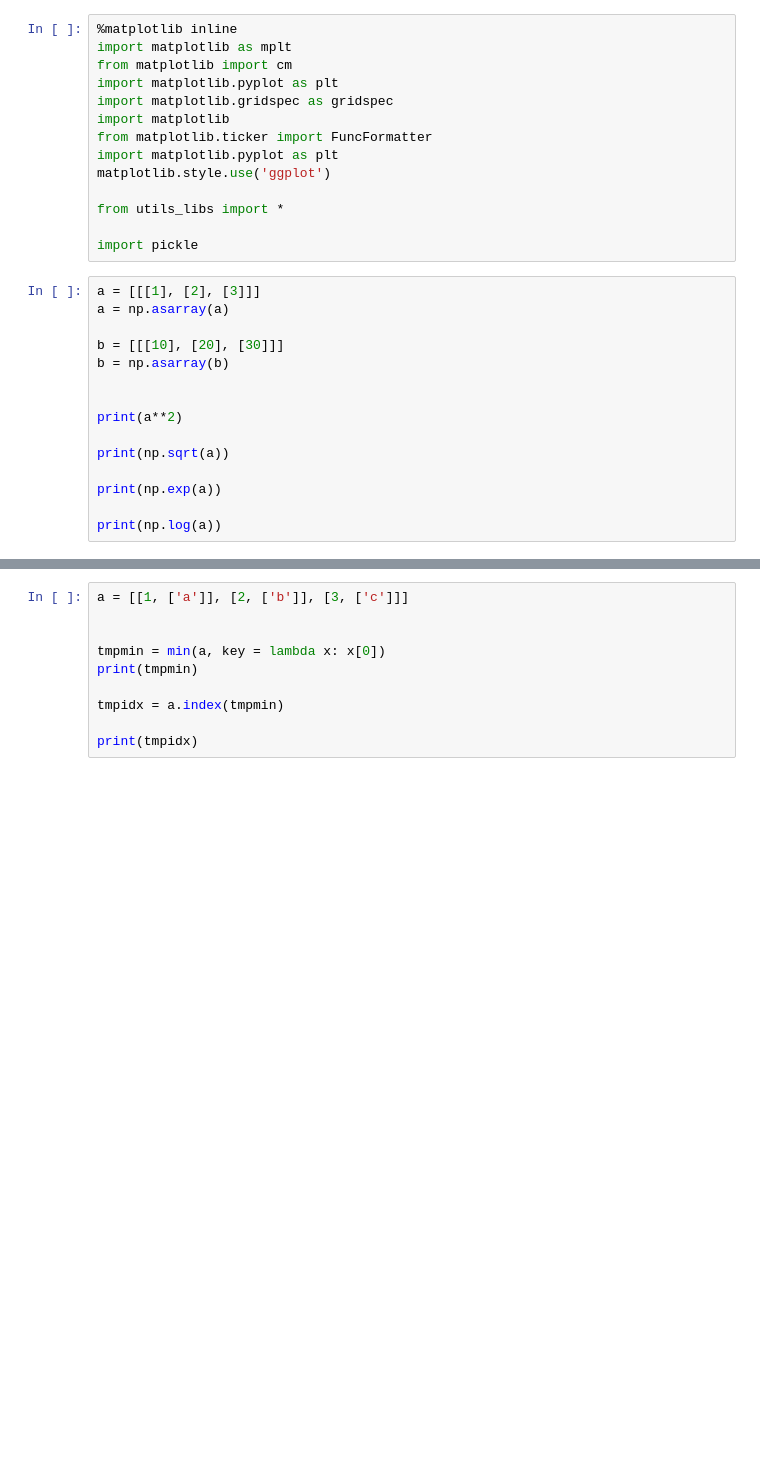
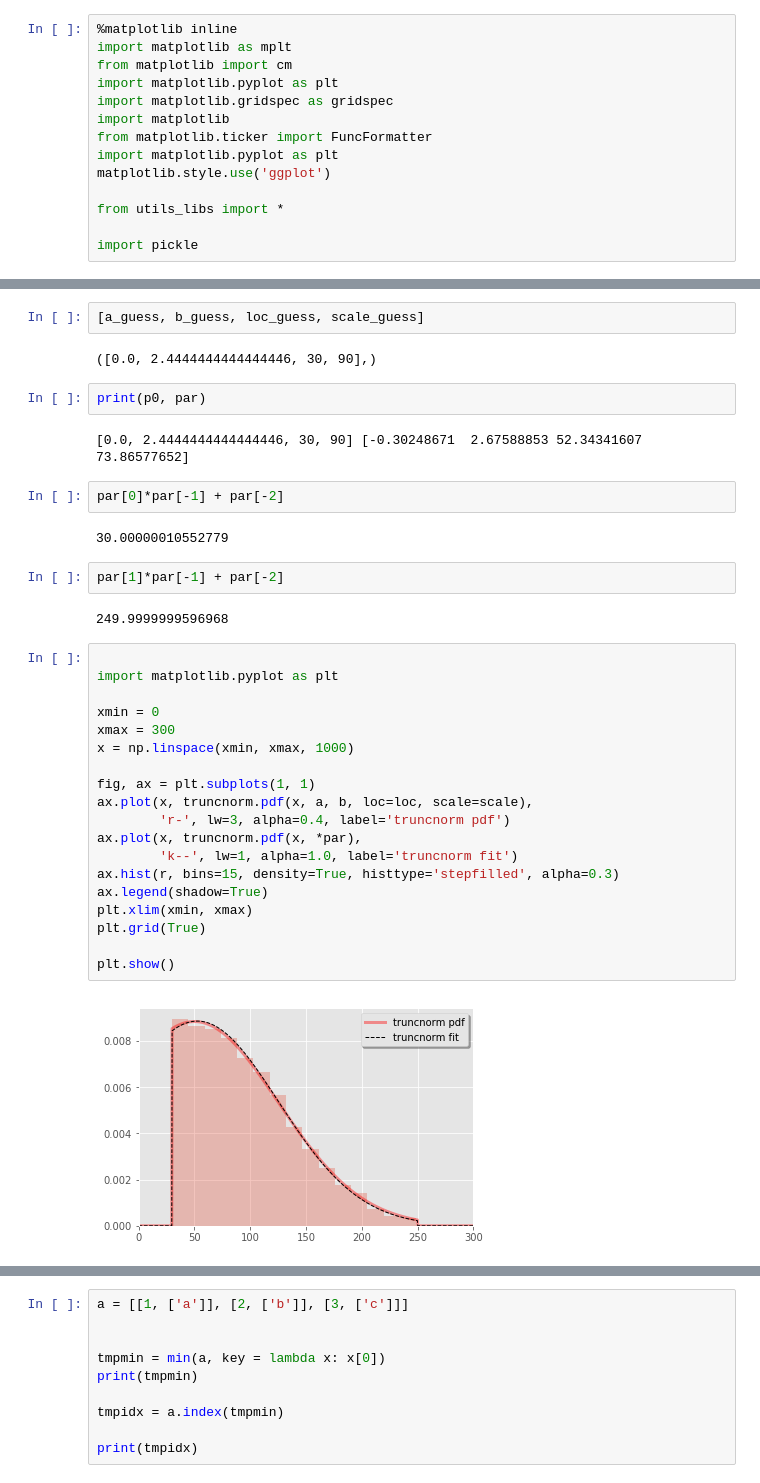
Before and after one commit to weilai0980/MixtureEnsemble, a Jupyter notebook: result_analysis.ipynb, the cells around one changed output, grey strips where cells are left out. Cells and saved outputs as stored; diff of their text form; blank space fills up the shorter version.

```diff
--- a/result_analysis.ipynb
+++ b/result_analysis.ipynb
@@ -12,18 +12,3 @@ matplotlib.style.use('ggplot')
 from utils_libs import *
 
 import pickle
-# %%
-a = [[[1], [2], [3]]]
-a = np.asarray(a)
-
-b = [[[10], [20], [30]]]
-b = np.asarray(b)
-
-
-print(a**2)
-
-print(np.sqrt(a))
-
-print(np.exp(a))
-
-print(np.log(a))
@@ -42,0 +63,37 @@ print(np.log(a))
+# %%
+[a_guess, b_guess, loc_guess, scale_guess]
+# %% [output]
+([0.0, 2.4444444444444446, 30, 90],)
+# %%
+print(p0, par)
+# %% [output]
+[0.0, 2.4444444444444446, 30, 90] [-0.30248671  2.67588853 52.34341607 73.86577652]
+# %%
+par[0]*par[-1] + par[-2]
+# %% [output]
+30.00000010552779
+# %%
+par[1]*par[-1] + par[-2]
+# %% [output]
+249.9999999596968
+# %%
+
+import matplotlib.pyplot as plt
+
+xmin = 0
+xmax = 300
+x = np.linspace(xmin, xmax, 1000)
+
+fig, ax = plt.subplots(1, 1)
+ax.plot(x, truncnorm.pdf(x, a, b, loc=loc, scale=scale),
+        'r-', lw=3, alpha=0.4, label='truncnorm pdf')
+ax.plot(x, truncnorm.pdf(x, *par),
+        'k--', lw=1, alpha=1.0, label='truncnorm fit')
+ax.hist(r, bins=15, density=True, histtype='stepfilled', alpha=0.3)
+ax.legend(shadow=True)
+plt.xlim(xmin, xmax)
+plt.grid(True)
+
+plt.show()
+# %% [output]
+[figure, added]
```
Also changed, not shown: parts of 8 cells of this notebook, 3 other files.
